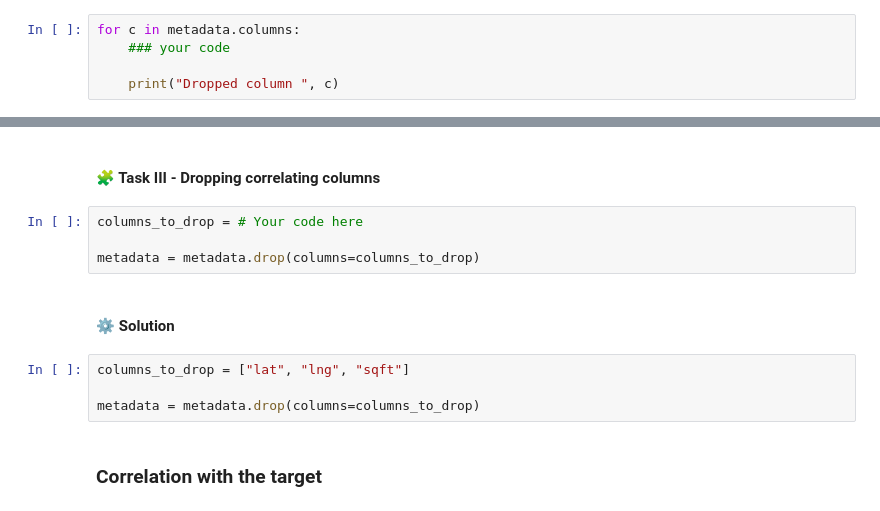
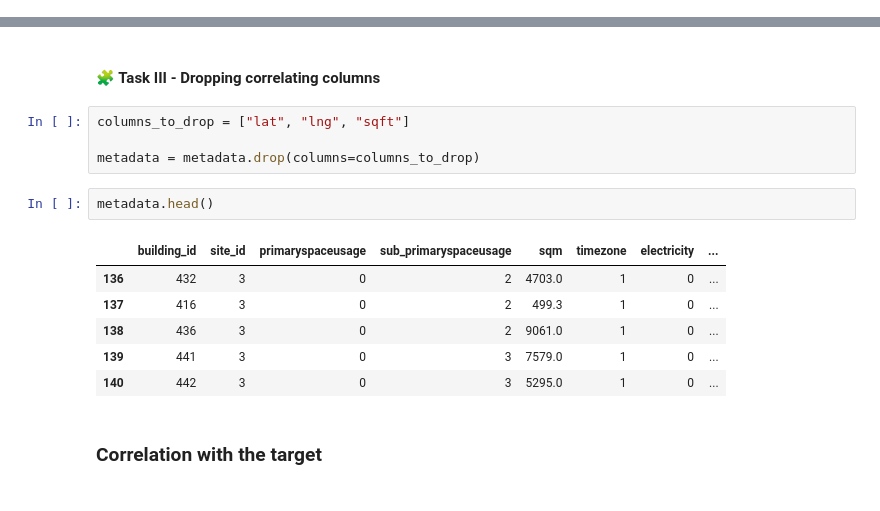
Before and after one commit to alexandrakraeva/IAAC2024_tutorials, a Jupyter notebook: notebooks/01_data_cleaning.ipynb, the cells around one changed output, grey strips where cells are left out. Drawn from its saved outputs; the diff is of its cells as text.

```diff
--- a/notebooks/01_data_cleaning.ipynb
+++ b/notebooks/01_data_cleaning.ipynb
@@ -182,8 +182,3 @@ metadata.head()
 #### 🧩 Task I - Dropping useless columns
 # %% [markdown]
 Are there any other columns that you deem meaningless? Write your code here:
-# %%
-for c in metadata.columns:
-    ### your code
-
-    print("Dropped column ", c)
@@ -463,16 +465,19 @@ metadata[["timezone", "yearbuilt"]].groupby("timezone", as_index=False).mean()
 | 1 | 1 | 1960.592965 |
 # %% [markdown]
 #### 🧩 Task III - Dropping correlating columns
-# %%
-columns_to_drop = # Your code here
-
-metadata = metadata.drop(columns=columns_to_drop)
-# %% [markdown]
-#### ⚙️ Solution
 # %%
 columns_to_drop = ["lat", "lng", "sqft"]
 
 metadata = metadata.drop(columns=columns_to_drop)
+# %%
+metadata.head()
+# %% [output]
+|  | building_id | site_id | primaryspaceusage | sub_primaryspaceusage | sqm | timezone | electricity | ... |
+| 136 | 432 | 3 | 0 | 2 | 4703.0 | 1 | 0 | ... |
+| 137 | 416 | 3 | 0 | 2 | 499.3 | 1 | 0 | ... |
+| 138 | 436 | 3 | 0 | 2 | 9061.0 | 1 | 0 | ... |
+| 139 | 441 | 3 | 0 | 3 | 7579.0 | 1 | 0 | ... |
+| 140 | 442 | 3 | 0 | 3 | 5295.0 | 1 | 0 | ... |
 # %% [markdown]
 ### Correlation with the target
 # %% [markdown]
```
Also changed, not shown: parts of 24 cells of this notebook.
